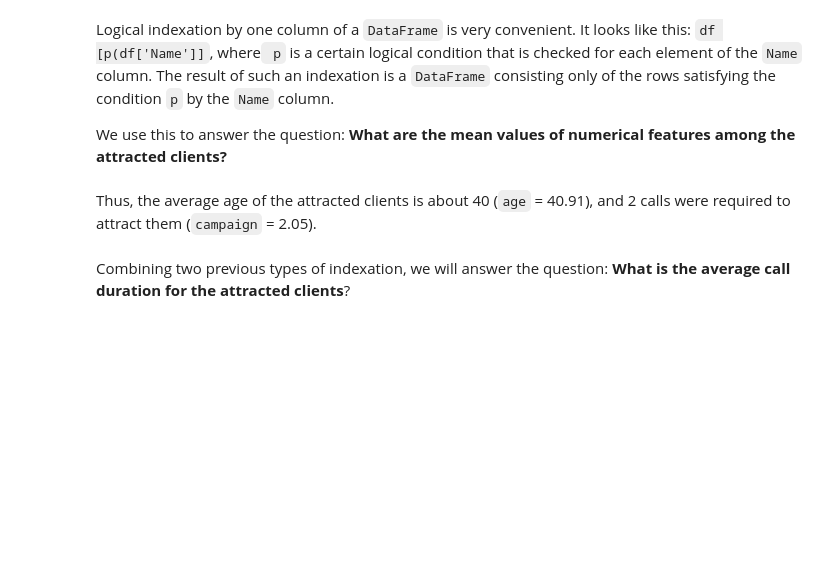
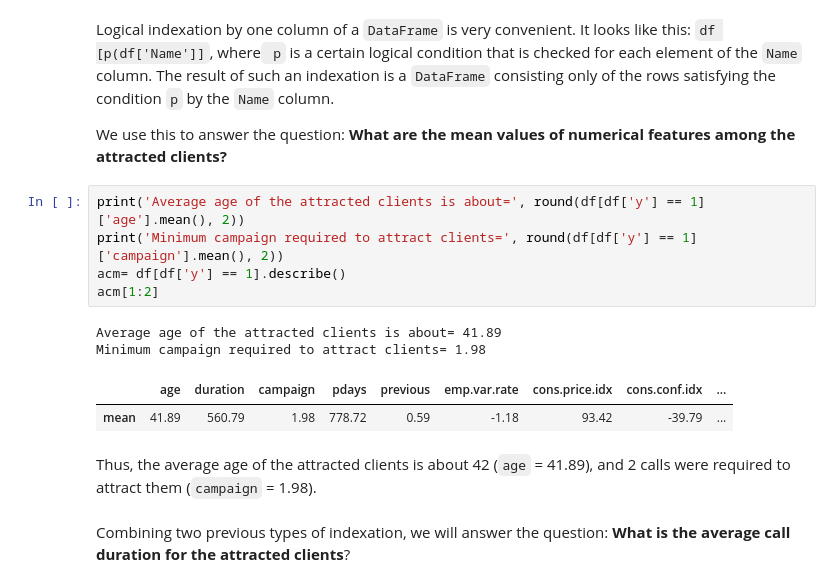
Before and after one commit to CodeLilesh/Exploratory-Data-Analysis-EDA-, a Jupyter notebook: EDA_Banking.ipynb, the cells around one changed output. Drawn from its saved outputs; the diff is of its cells as text; blank space fills up the shorter version.

```diff
--- a/EDA_Banking.ipynb
+++ b/EDA_Banking.ipynb
@@ -338,5 +339,15 @@
+# %%
+print('Average age of the attracted clients is about=', round(df[df['y'] == 1]['age'].mean(), 2))
+print('Minimum campaign required to attract clients=', round(df[df['y'] == 1]['campaign'].mean(), 2))
+acm= df[df['y'] == 1].describe()
+acm[1:2]
+# %% [output]
+Average age of the attracted clients is about= 41.89
+Minimum campaign required to attract clients= 1.98
+|  | age | duration | campaign | pdays | previous | emp.var.rate | cons.price.idx | cons.conf.idx | ... |
+| mean | 41.89 | 560.79 | 1.98 | 778.72 | 0.59 | -1.18 | 93.42 | -39.79 | ... |
 # %% [markdown]
-Thus, the average age of the attracted clients is about 40 (`age` = 40.91), and 2 calls were required to attract them (`campaign` = 2.05).
+Thus, the average age of the attracted clients is about 42 (`age` = 41.89), and 2 calls were required to attract them (`campaign` = 1.98).
 # %% [markdown]
 Combining two previous types of indexation, we will answer the question: **What is the average call duration for the attracted clients**?
 # %%
```
Also changed, not shown: parts of 18 cells of this notebook.
